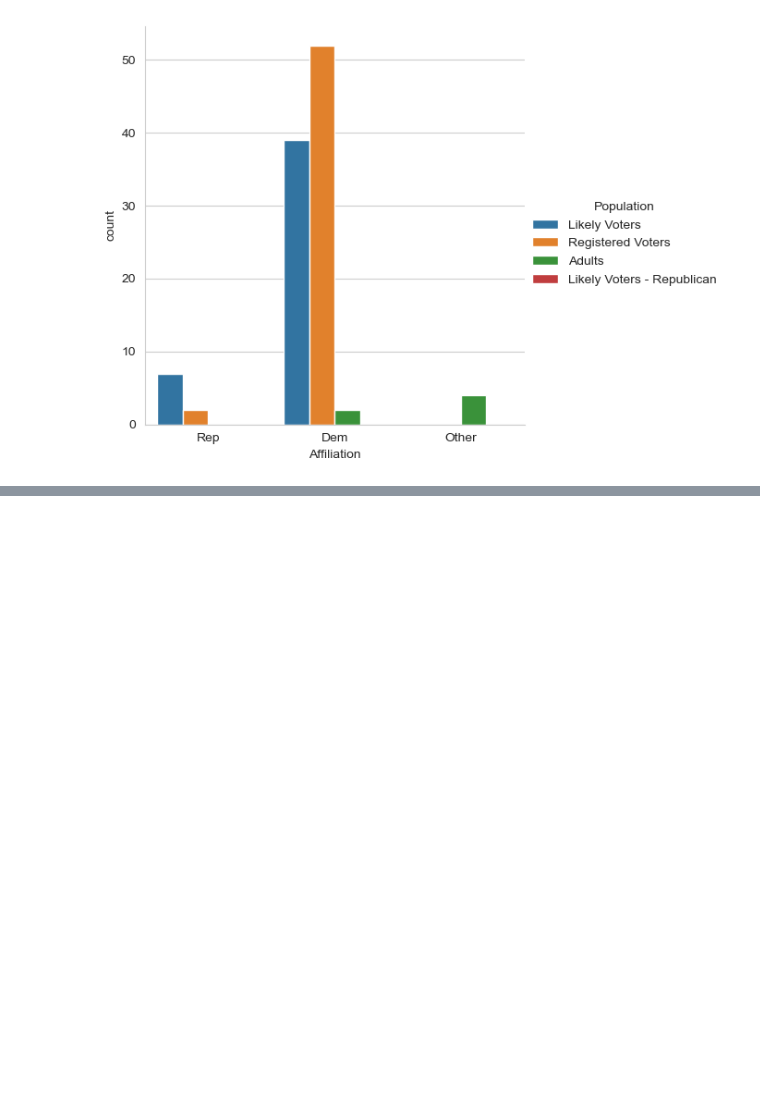
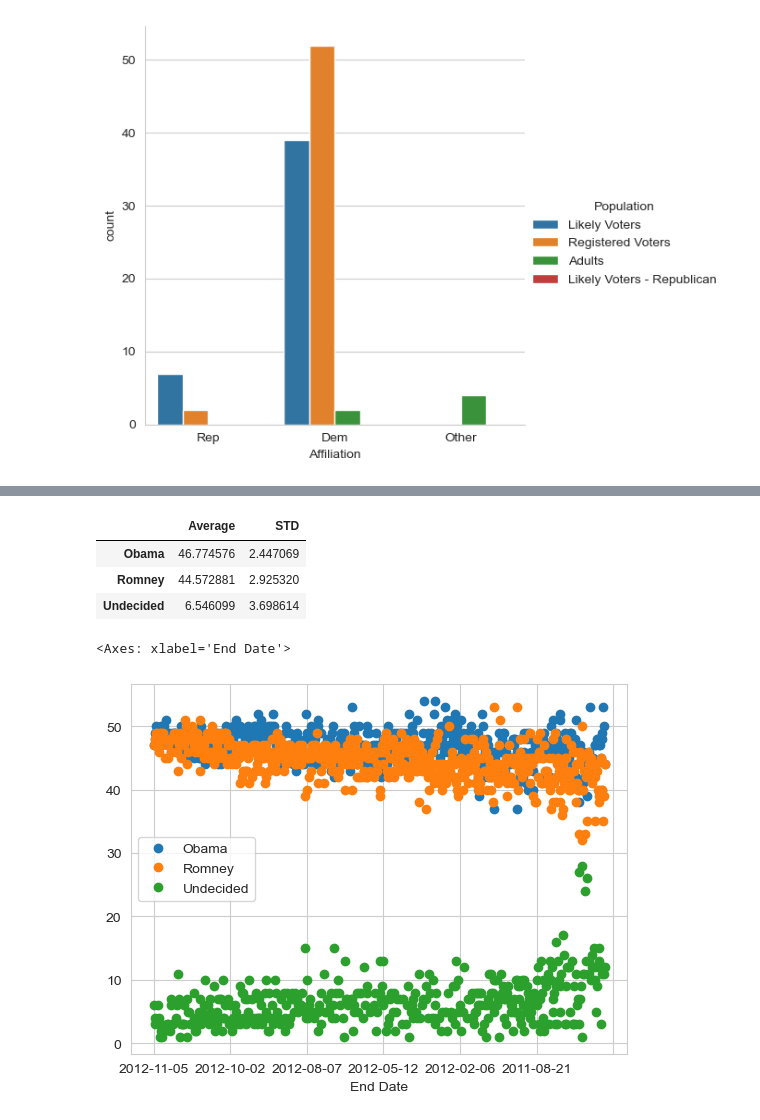
Before and after one commit to tylercoen/python, a Jupyter notebook: Learning Python for Data Analysis and Visualization/Election Data Analysis Project/Election Data Analysis Project.ipynb, the cells around one changed output, grey strips where cells are left out. Cells and saved outputs as stored; diff of their text form; code cells hidden in the pictures; blank space fills up the shorter version.

```diff
--- a/Learning Python for Data Analysis and Visualization/Election Data Analysis Project/Election Data Analysis Project.ipynb
+++ b/Learning Python for Data Analysis and Visualization/Election Data Analysis Project/Election Data Analysis Project.ipynb
@@ -71,0 +101,13 @@ TypeError: can only concatenate str (not "int") to str
+# %%
+poll_avg
+# %% [output]
+|  | Average | STD |
+| Obama | 46.774576 | 2.447069 |
+| Romney | 44.572881 | 2.925320 |
+| Undecided | 6.546099 | 3.698614 |
+# %%
+poll_df.plot(x='End Date',y=['Obama','Romney','Undecided'],
+             linestyle='',marker='o')
+# %% [output]
+<Axes: xlabel='End Date'>
+[figure, added]
```
Also changed, not shown: parts of 49 cells of this notebook.
